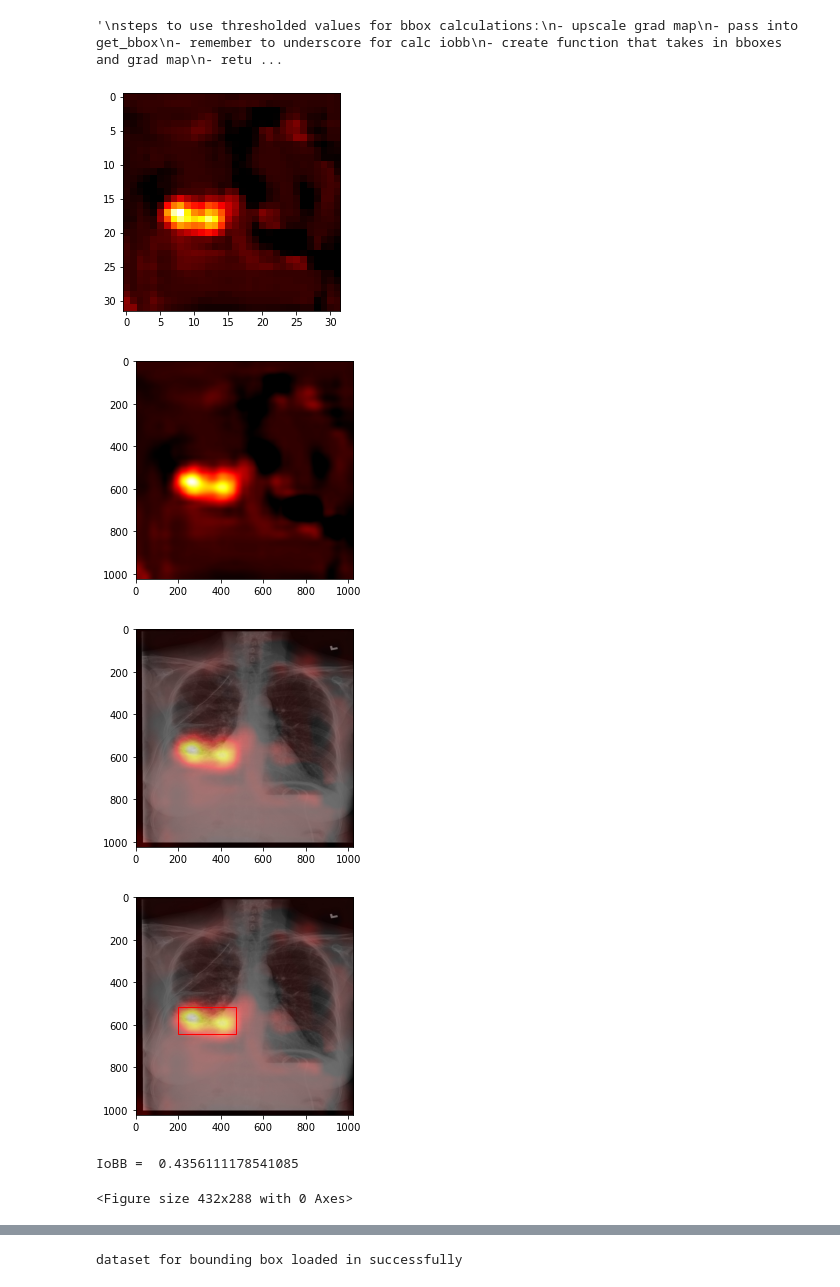
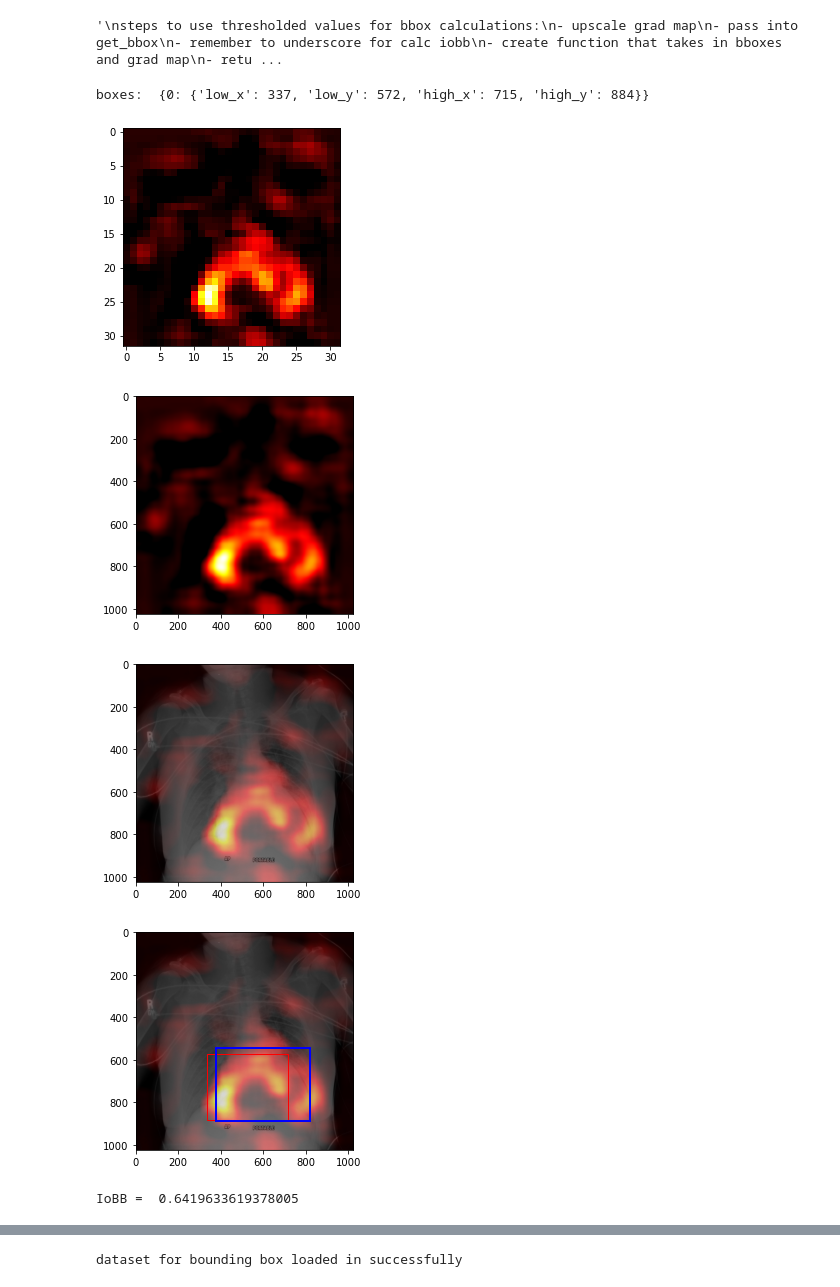
Before and after one commit to nichpass/Bucknell-Senior-Design-2021, a Jupyter notebook: test_multi_bb.ipynb, the cells around one changed output, grey strips where cells are left out. Saved outputs shown, nothing was run; the diff lists cells and outputs as text; code cells hidden in the pictures.

```diff
--- a/test_multi_bb.ipynb
+++ b/test_multi_bb.ipynb
@@ -358,12 +312,17 @@ def convert_to_rgb(np_arr):
 def get_grad_map(data, model, disease):
     img_path = './data/sorted_images/' + data['disease'] + '/' + data['view'] + '/' + data['img_name']
 
-    transform = torchvision.transforms.ToTensor()
+    transforms = [
+        #torchvision.transforms.RandomAffine(0, scale=(0.1, 0.1)),
+        torchvision.transforms.ToTensor()]
+
     img = Image.open(img_path).convert('RGB')
-    img = transform(img)
-    img.shape
+    for t in transforms:
+        img = t(img)
+
     img = img.unsqueeze(dim=0)
     img = img.cuda();
+
 
     model.eval()
 
@@ -385,7 +344,9 @@ def get_grad_map(data, model, disease):
     grad_activations = heatmap
 
     img = cv2.imread(img_path)
+
     heatmap = cv2.resize(np.float32(heatmap), (img.shape[1], img.shape[0]))
+    heatmap = (heatmap - np.min(heatmap))/np.ptp(heatmap) # convert from [-1, 1] to [0, 1]
     heatmap = np.uint8(255 * heatmap)
 
     colormap = cv2.resize(np.float32(grad_activations), (1024, 1024), interpolation=cv2.INTER_CUBIC)
@@ -394,7 +355,8 @@ def get_grad_map(data, model, disease):
     superimposed_img = colormap * 0.5 + img * 0.5
     cv2.imwrite('./map.jpg', superimposed_img)
 
-    blobs = heatmap > 120 #* heatmap.mean()
+    blobs = heatmap > 140 #* heatmap.mean()
+
 
     all_labels = measure.label(blobs)
 
@@ -450,6 +412,7 @@ def bbox_main(data, model, disease):
     #plt.savefig('grad_threshold')
 
     boxdict = get_bboxes(all_labels, heatmap, disease)
+    print('boxes: ', boxdict)
     plt_image = cv2.imread('./map.jpg')
 
     # xray and grad map image
@@ -469,28 +432,28 @@ def bbox_main(data, model, disease):
         height = boxdict[i]['high_y'] - y
         rect = patches.Rectangle((x, y), width, height, linewidth=1, edgecolor='r', facecolor='none' )
         ax.add_patch(rect)
-    #rect = patches.Rectangle((data['x'], data['y']), data['width'], data['height'], linewidth=2, edgecolor='blue', facecolor='none' )
-    #ax.add_patch(rect)
+    rect = patches.Rectangle((data['x'], data['y']), data['width'], data['height'], linewidth=2, edgecolor='blue', facecolor='none' )
+    ax.add_patch(rect)
     plt.show()
     #fig.savefig('visualizations/xray_grad_map_bbox_overlay.png')
 
 
     # just xray and bounding boxes
-    fig, ax = plt.subplots()
-    ax.imshow(img)
-    for i in range(len(boxdict)):
-        x = boxdict[i]['low_x']
-        y = boxdict[i]['low_y']
-        width = boxdict[i]['high_x'] - x
-        height = boxdict[i]['high_y'] - y
-        rect = patches.Rectangle((x, y), width, height, linewidth=1, edgecolor='red', facecolor='none' )
-        ax.add_patch(rect)
+#     fig, ax = plt.subplots()
+#     ax.imshow(img)
+#     for i in range(len(boxdict)):
+#         x = boxdict[i]['low_x']
+#         y = boxdict[i]['low_y']
+#         width = boxdict[i]['high_x'] - x
+#         height = boxdict[i]['high_y'] - y
+#         rect = patches.Rectangle((x, y), width, height, linewidth=1, edgecolor='red', facecolor='none' )
+#         ax.add_patch(rect)
 
     #plt.savefig('visualizations/xray_bbox_overlay.png')
 
     # just xray image
-    plt.figure()
-    plt.imshow(img)
+#     plt.figure()
+#     plt.imshow(img)
     #plt.savefig('visualizations/xray.png')
 
 
@@ -509,11 +472,11 @@ steps to use thresholded values for bbox calculations:
 # %% [output]
 '\nsteps to use thresholded values for bbox calculations:\n- upscale grad map\n- pass into get_bbox\n- remember to underscore for calc iobb\n- create function that takes in bboxes and grad map\n- retu ...
 # %%
-bbox_main(data_bb['AP']['Effusion'][30], gmodel, 'Effusion')
+bbox_main(data_bb['AP']['Cardiomegaly'][6], gmodel, 'Cardiomegaly')
 # %% [output]
+boxes:  {0: {'low_x': 337, 'low_y': 572, 'high_x': 715, 'high_y': 884}}
-[figure, old version]
+[figure, new version]
-[figure, old version]
+[figure, new version]
-[figure, old version]
+[figure, new version]
-[figure, old version]
+[figure, new version]
-IoBB =  0.4356111178541085
-<Figure size 432x288 with 0 Axes>
+IoBB =  0.6419633619378005
```
Also changed, not shown: parts of 30 cells of this notebook.
